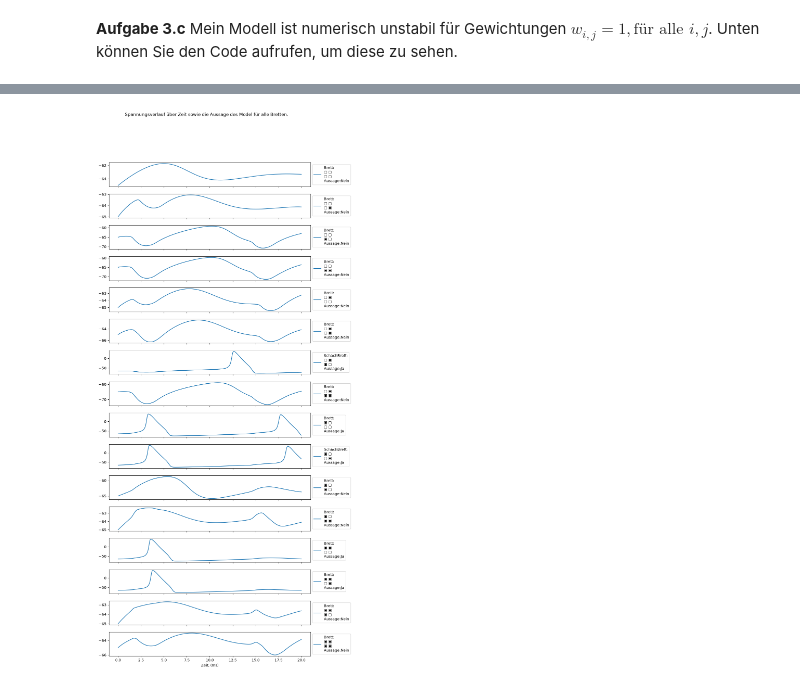
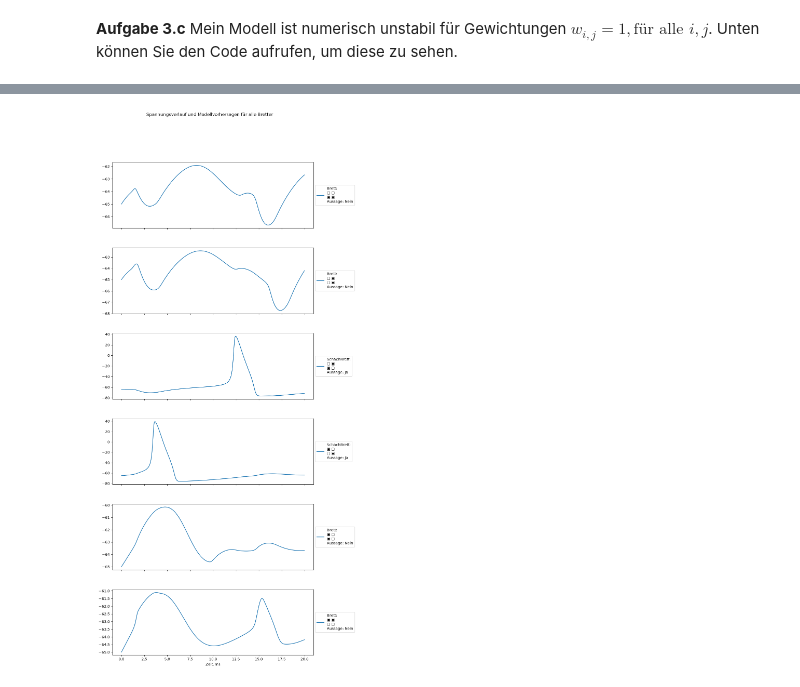
Before and after one commit to Isomorphic13/neuronensimulation, a Jupyter notebook: aufgabe3/notebook/neuronales_netz.ipynb, the cells around one changed output, grey strips where cells are left out. Drawn from its saved outputs; the diff is of its cells as text; code cells hidden in the pictures.

```diff
--- a/aufgabe3/notebook/neuronales_netz.ipynb
+++ b/aufgabe3/notebook/neuronales_netz.ipynb
@@ -115,8 +123,8 @@ Der Algorithmus kann einen Nachteil, dass die Ergebnisparameter in einem lokalen
 # %%
 import numpy as np
 from aufgabe3 import visualizer
 
-optimal_weights = np.load("optimal_weights.npy")
-visualizer.visualize_d(optimal_weights)
+optimal_weights = np.load("optimal_weights_corrected.npy")
+visualizer.visualize_d_corrected(optimal_weights)
 # %% [output]
-[figure, old version]
+[figure, new version]
```
Also changed, not shown: parts of 7 cells of this notebook, 20 other files.
